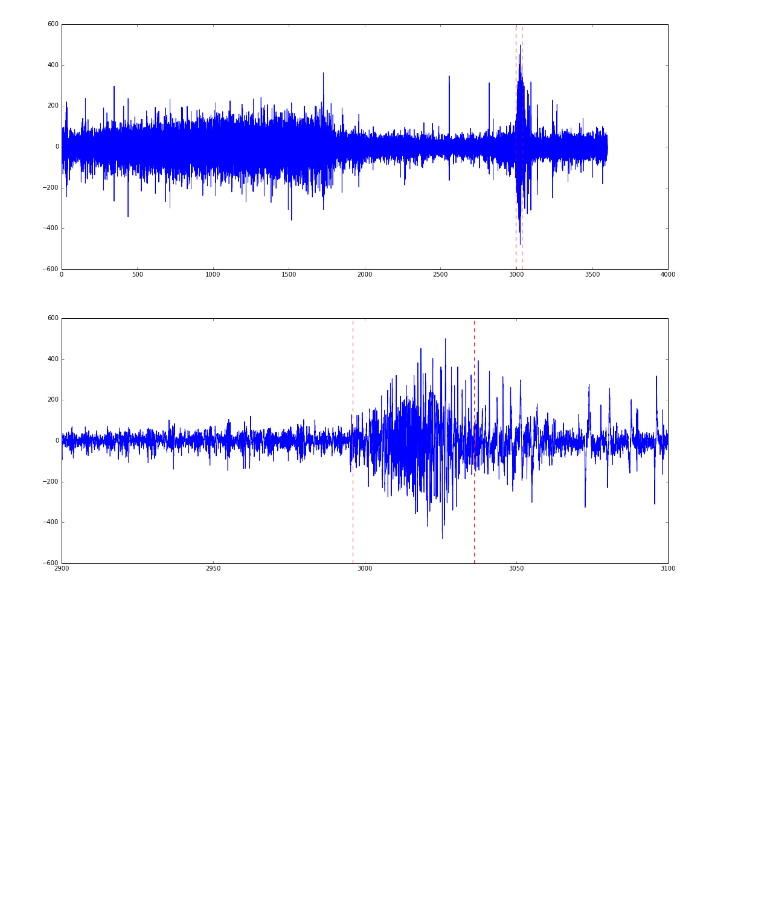
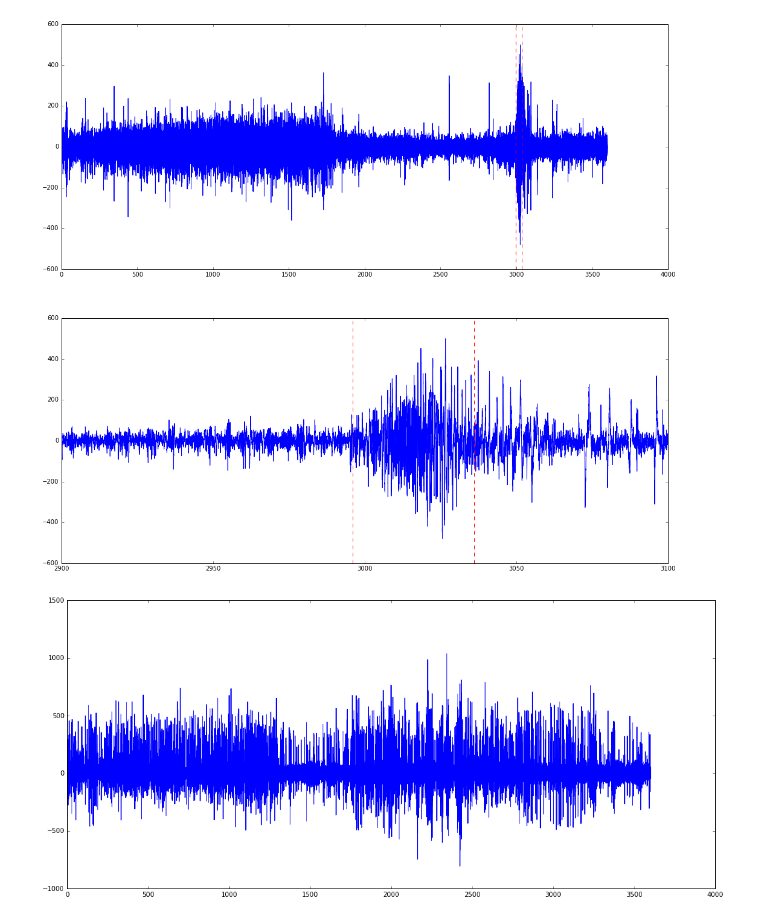
Before and after one commit to fbecerra/seizuresandepilepsy, a Jupyter notebook: read_eeg.ipynb, the cells around one changed output. Drawn from its saved outputs; the diff is of its cells as text; code cells hidden in the pictures; blank space fills up the shorter version.

```diff
--- a/read_eeg.ipynb
+++ b/read_eeg.ipynb
@@ -30,3 +32,16 @@ ax[1].set_xlim(2900, 3100)
 plt.show()
 # %% [output]
 [figure]
+# %%
+# EEG no seizure
+filename='datasets/chb01_01.edf'
+edf_data = edfplus.load_edf(filename)
+labels = [label.replace('.', '') for label in edf_data.chan_lab]
+df = pd.DataFrame(edf_data.X.T, columns=labels, index=edf_data.time)
+#print edf_data
+
+fig, ax = plt.subplots(1, 1, figsize=(18,8))
+ax.plot(df.index, df['FP1-F7'])
+plt.show()
+# %% [output]
+[figure, added]
```
Also changed, not shown: parts of 1 cell of this notebook.
